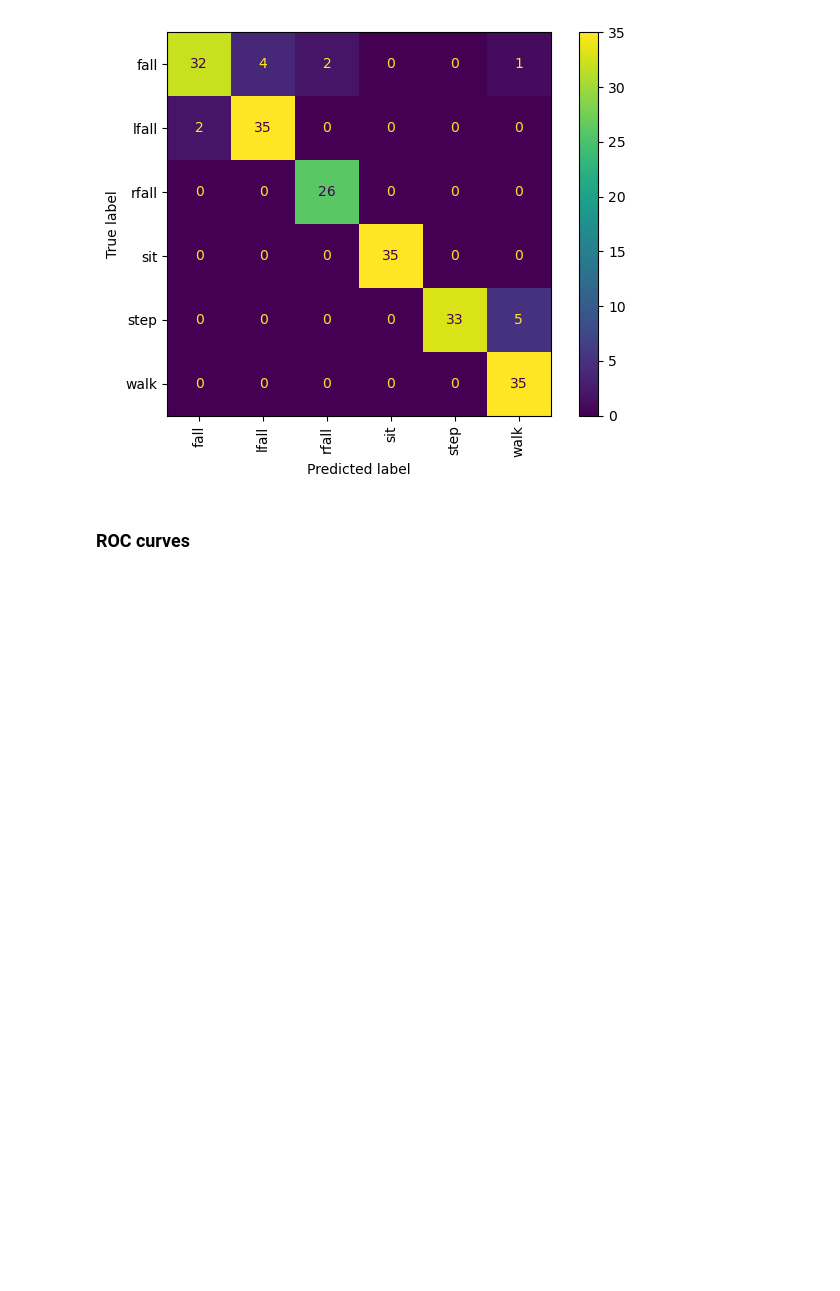
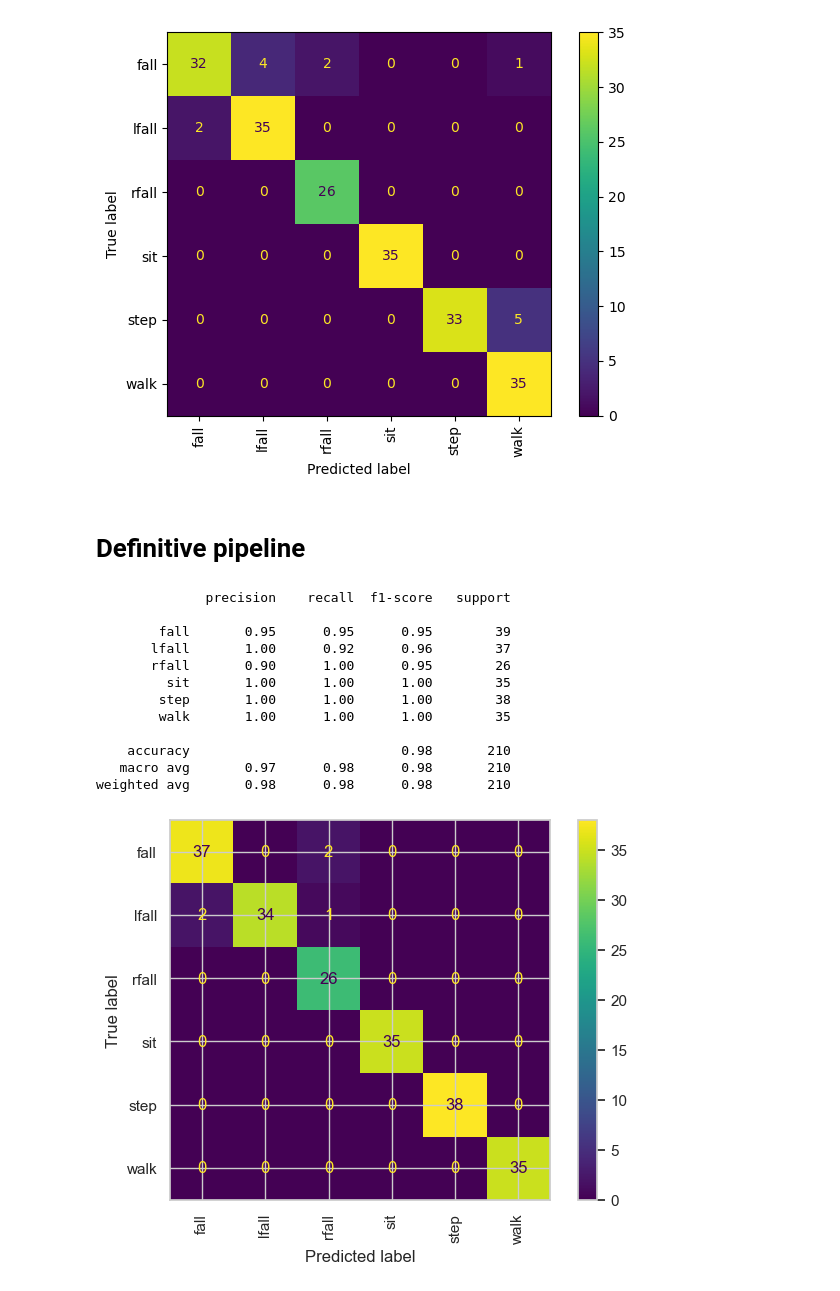
Before and after one commit to nicolagrieco00/Fall_or_not_to_fall, a Jupyter notebook: second_algo.ipynb, the cells around one changed output. Cells and saved outputs as stored; diff of their text form; code cells hidden in the pictures; blank space fills up the shorter version.

Commit message:
final pipeline

```diff
--- a/second_algo.ipynb
+++ b/second_algo.ipynb
@@ -1655,5 +1219,21 @@ F1-score:0.9352263366127856
    macro avg       0.94      0.94      0.94       210
 weighted avg       0.94      0.93      0.93       210
 [figure]
-# %% [markdown]
-### ROC curves
+# %% [markdown]
+# Definitive pipeline
+# %%
+clf = create_fit_pipeline(data)
+# %% [output]
+              precision    recall  f1-score   support
+
+        fall       0.95      0.95      0.95        39
+       lfall       1.00      0.92      0.96        37
+       rfall       0.90      1.00      0.95        26
+         sit       1.00      1.00      1.00        35
+        step       1.00      1.00      1.00        38
+        walk       1.00      1.00      1.00        35
+
+    accuracy                           0.98       210
+   macro avg       0.97      0.98      0.98       210
+weighted avg       0.98      0.98      0.98       210
+[figure, added]
```
Also changed, not shown: parts of 3 cells of this notebook, 1 other file.
